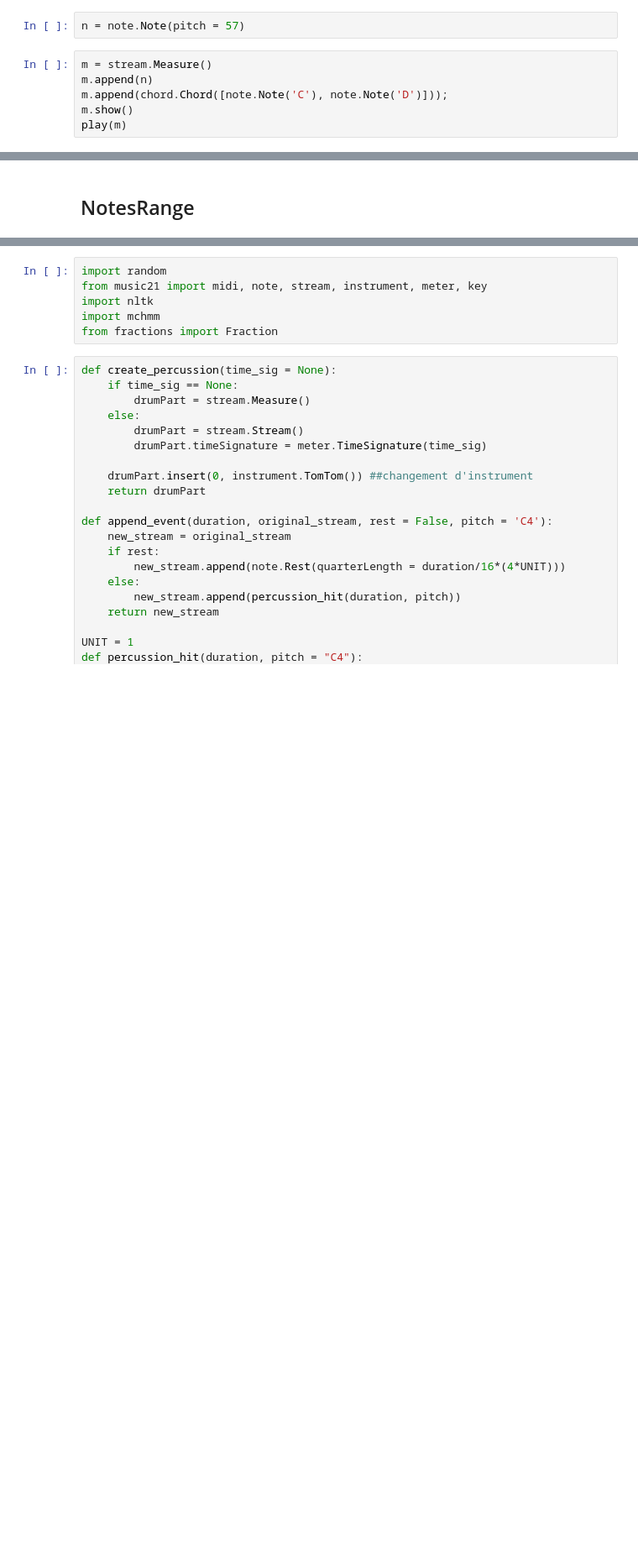
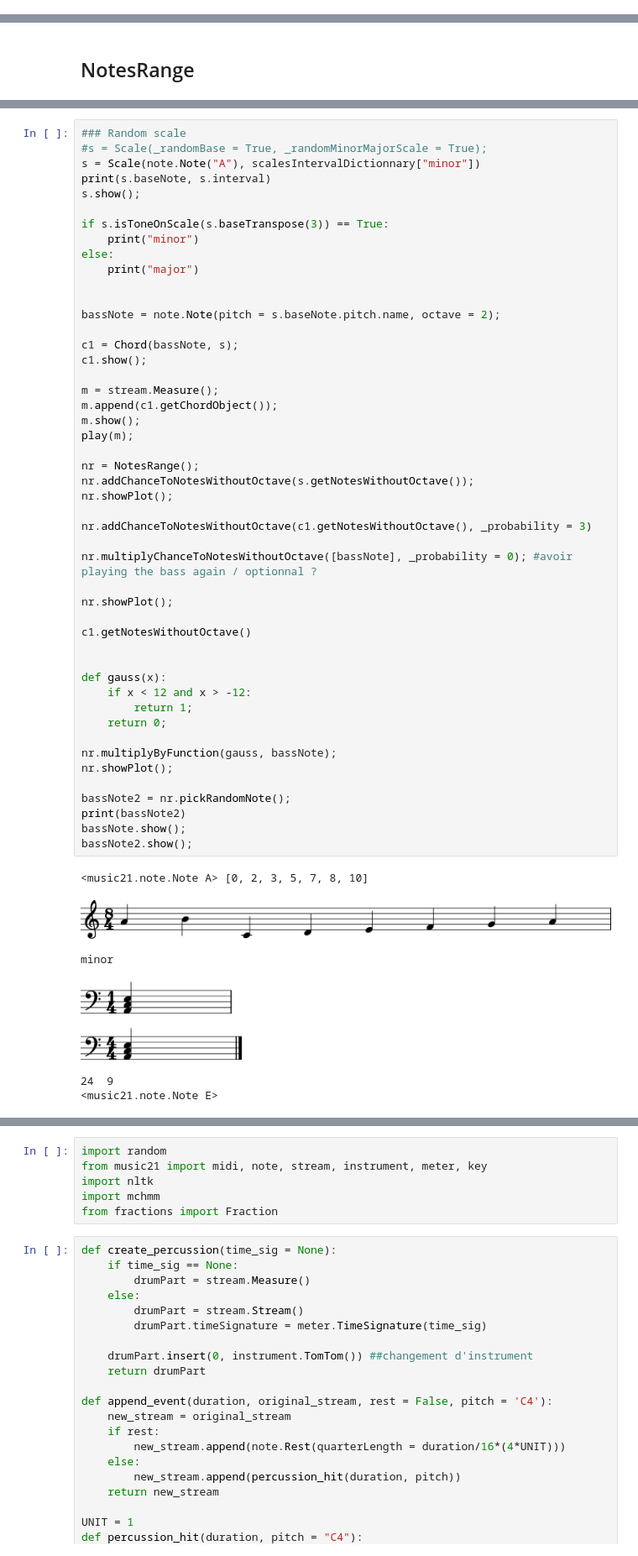
Before and after one commit to AlainSchoebi/MusicalTheory, a Jupyter notebook: notebook1.ipynb, the cells around one changed output, grey strips where cells are left out. Shown at 84% size. Cells and saved outputs as stored; diff of their text form; blank space fills up the shorter version.

```diff
--- a/notebook1.ipynb
+++ b/notebook1.ipynb
@@ -68,8 +66,0 @@ Hello from the pygame community. https://www.pygame.org/contribute.html
-# %%
-n = note.Note(pitch = 57)
-# %%
-m = stream.Measure()
-m.append(n)
-m.append(chord.Chord([note.Note('C'), note.Note('D')]));
-m.show()
-play(m)
@@ -368,0 +437,56 @@ minorA.show();
+# %%
+### Random scale
+#s = Scale(_randomBase = True, _randomMinorMajorScale = True);
+s = Scale(note.Note("A"), scalesIntervalDictionnary["minor"])
+print(s.baseNote, s.interval)
+s.show();
+
+if s.isToneOnScale(s.baseTranspose(3)) == True:
+    print("minor")
+else:
+    print("major")
+
+
+bassNote = note.Note(pitch = s.baseNote.pitch.name, octave = 2);
+
+c1 = Chord(bassNote, s);
+c1.show();
+
+m = stream.Measure();
+m.append(c1.getChordObject());
+m.show();
+play(m);
+
+nr = NotesRange();
+nr.addChanceToNotesWithoutOctave(s.getNotesWithoutOctave());
+nr.showPlot();
+
+nr.addChanceToNotesWithoutOctave(c1.getNotesWithoutOctave(), _probability = 3)
+
+nr.multiplyChanceToNotesWithoutOctave([bassNote], _probability = 0); #avoir playing the bass again / optionnal ?
+
+nr.showPlot();
+
+c1.getNotesWithoutOctave()
+
+
+def gauss(x):
+    if x < 12 and x > -12:
+        return 1;
+    return 0;
+
+nr.multiplyByFunction(gauss, bassNote);
+nr.showPlot();
+
+bassNote2 = nr.pickRandomNote();
+print(bassNote2)
+bassNote.show();
+bassNote2.show();
+# %% [output]
+<music21.note.Note A> [0, 2, 3, 5, 7, 8, 10]
+[figure, added]
+minor
+[figure, added]
+[figure, added]
+24  9
+<music21.note.Note E>
```
Also changed, not shown: parts of 23 cells of this notebook.
